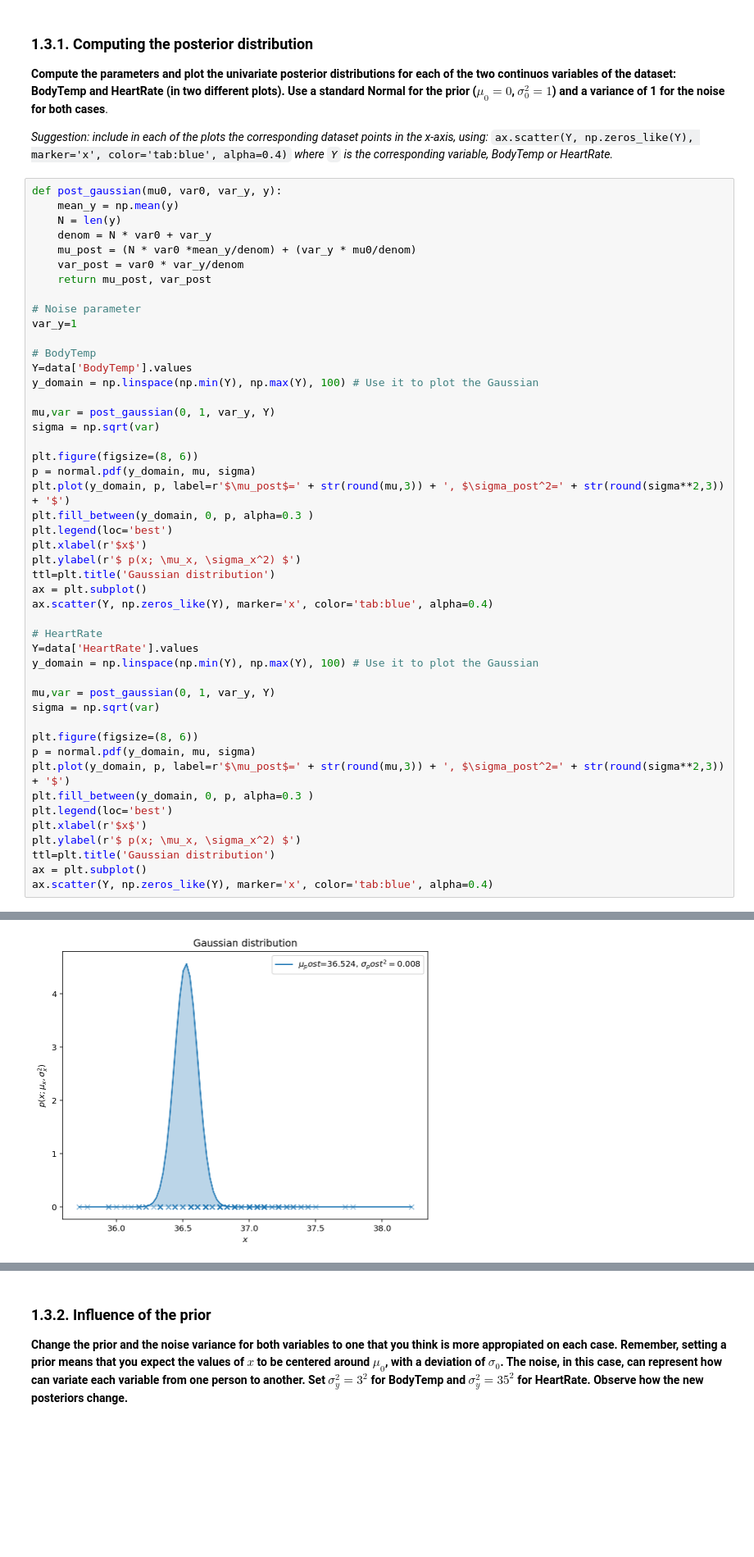
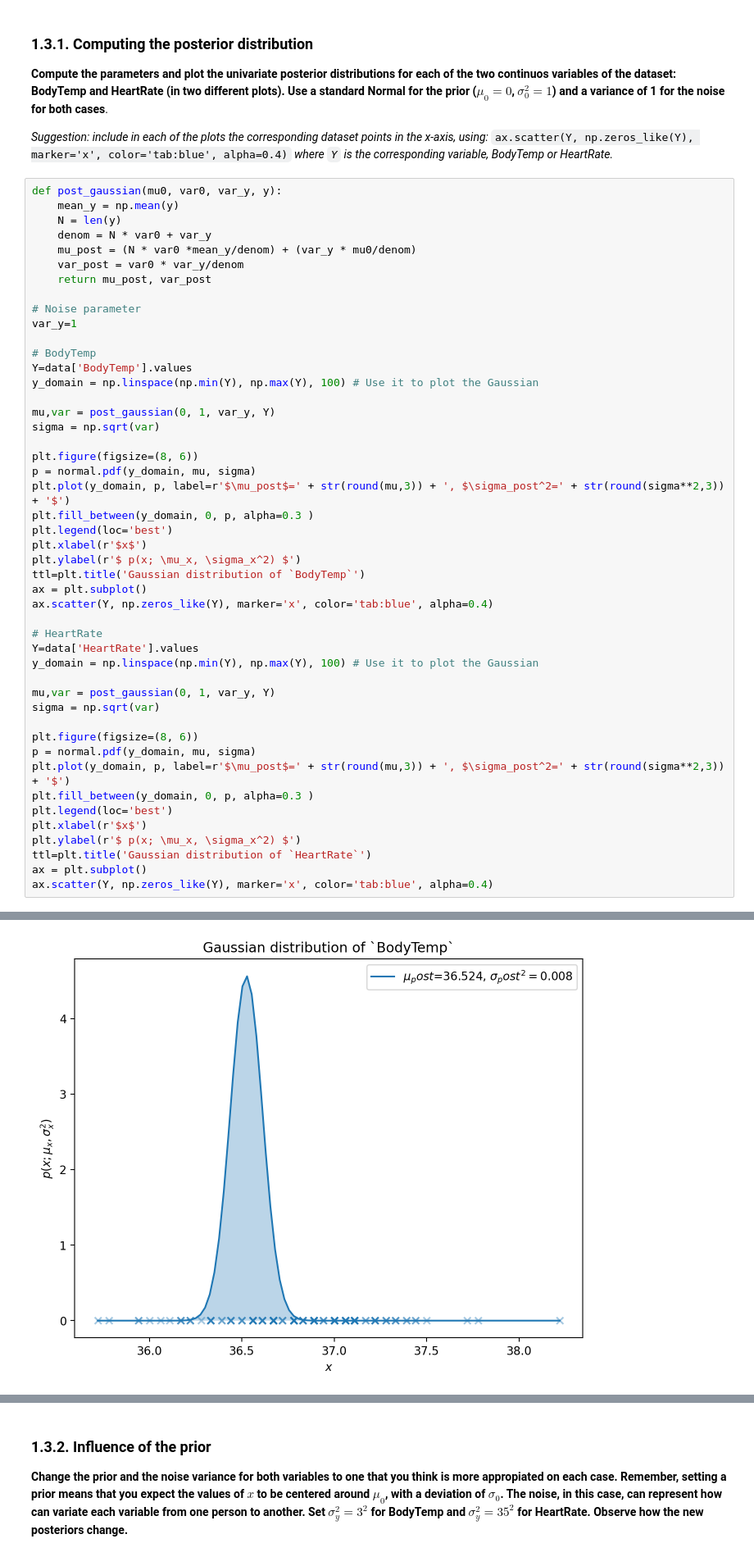
Before and after one commit to oscar-02-5/lab_unsupervised_continuous, a Jupyter notebook: lab_unsupervised_continuous_students.ipynb, the cells around one changed output, grey strips where cells are left out. Shown at 82% size. Drawn from its saved outputs; the diff is of its cells as text; blank space fills up the shorter version.

```diff
--- a/lab_unsupervised_continuous_students.ipynb
+++ b/lab_unsupervised_continuous_students.ipynb
@@ -191,33 +191,33 @@ mu,var = post_gaussian(0, 1, var_y, Y)
 sigma = np.sqrt(var)
 
 plt.figure(figsize=(8, 6))
 p = normal.pdf(y_domain, mu, sigma)
 plt.plot(y_domain, p, label=r'$\mu_post$=' + str(round(mu,3)) + ', $\sigma_post^2=' + str(round(sigma**2,3)) + '$')
 plt.fill_between(y_domain, 0, p, alpha=0.3 )
 plt.legend(loc='best')
 plt.xlabel(r'$x$')
 plt.ylabel(r'$ p(x; \mu_x, \sigma_x^2) $')
-ttl=plt.title('Gaussian distribution')
+ttl=plt.title('Gaussian distribution of `BodyTemp`')
 ax = plt.subplot()
 ax.scatter(Y, np.zeros_like(Y), marker='x', color='tab:blue', alpha=0.4)
 
 # HeartRate
 Y=data['HeartRate'].values
 y_domain = np.linspace(np.min(Y), np.max(Y), 100) # Use it to plot the Gaussian
 
 mu,var = post_gaussian(0, 1, var_y, Y)
 sigma = np.sqrt(var)
 
 plt.figure(figsize=(8, 6))
 p = normal.pdf(y_domain, mu, sigma)
 plt.plot(y_domain, p, label=r'$\mu_post$=' + str(round(mu,3)) + ', $\sigma_post^2=' + str(round(sigma**2,3)) + '$')
 plt.fill_between(y_domain, 0, p, alpha=0.3 )
 plt.legend(loc='best')
 plt.xlabel(r'$x$')
 plt.ylabel(r'$ p(x; \mu_x, \sigma_x^2) $')
-ttl=plt.title('Gaussian distribution')
+ttl=plt.title('Gaussian distribution of `HeartRate`')
 ax = plt.subplot()
 ax.scatter(Y, np.zeros_like(Y), marker='x', color='tab:blue', alpha=0.4)
 # %% [output]
 <matplotlib.collections.PathCollection at 0x...>
-[figure, old version]
+[figure, new version]
```
Also changed, not shown: parts of 7 cells of this notebook.
